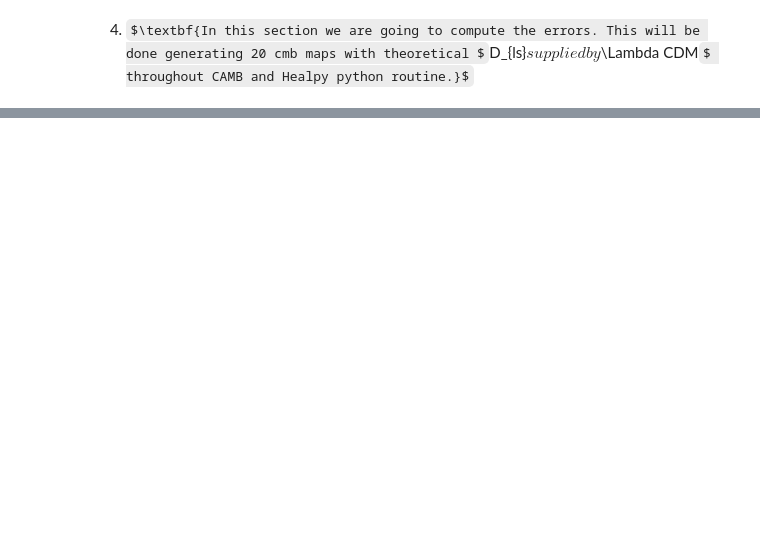
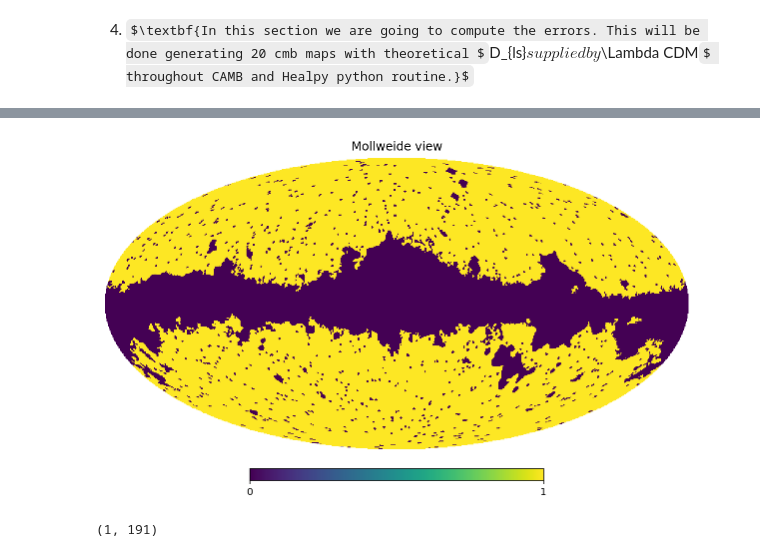
Before and after one commit to Augustocmb/cmblss, a Jupyter notebook: code/cmblss-main/correlation-function.ipynb, the cells around one changed output, grey strips where cells are left out. Drawn from its saved outputs; the diff is of its cells as text; code cells hidden in the pictures; some formulas as TeX source; blank space fills up the shorter version.

```diff
--- a/code/cmblss-main/correlation-function.ipynb
+++ b/code/cmblss-main/correlation-function.ipynb
@@ -351,0 +454,3 @@ cl20_[:,0] = cl20
+# %%
+# mask with nside=512 and resolution 9
+mask_1=hp.read_map('/home/augusto/cmblss/data/wmap_temperature_kq75_analysis_mask_r9_9yr_v5.fits')
@@ -351,0 +479,8 @@ cl20_[:,0] = cl20
+# %%
+# Degrade the mask
+mask_1=hp.pixelfunc.ud_grade(mask_1,256)
+# %%
+hp.mollview(mask_1)
+plt.show()
+# %% [output]
+[figure, added]
@@ -351,0 +502,4 @@ cl20_[:,0] = cl20
+# %%
+cl_10.shape
+# %% [output]
+(1, 191)
```
Also changed, not shown: parts of 64 cells of this notebook.
